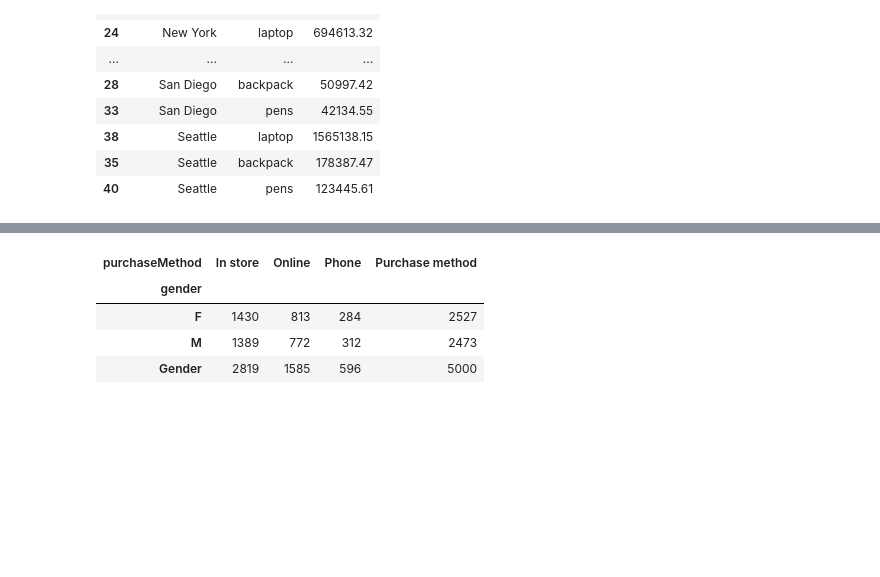
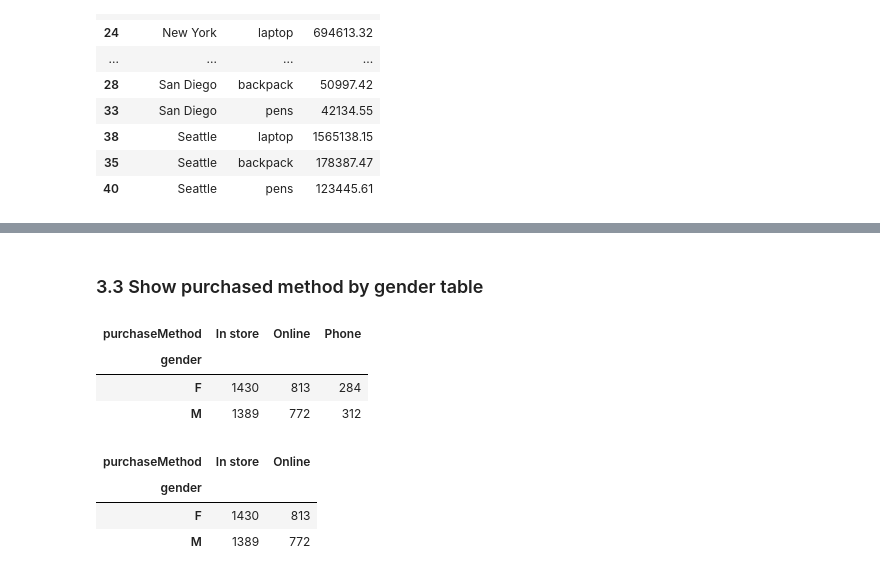
Before and after one commit to sawzwe/bigdata_project3, a Jupyter notebook: project_3.ipynb, the cells around one changed output, grey strips where cells are left out. Cells and saved outputs as stored; diff of their text form; code cells hidden in the pictures; blank space fills up the shorter version.

```diff
--- a/project_3.ipynb
+++ b/project_3.ipynb
@@ -127,0 +195,14 @@ top_3_products_by_location
+# %%
+# Extract the 'satisfaction' attribute from the 'customer' column
+df['satisfaction'] = df['customer'].apply(lambda x: x['satisfaction'])
+
+# Create a DataFrame with 'storeLocation' and 'satisfaction' columns
+location_satisfaction = df[['storeLocation', 'satisfaction']]
+
+# Group the data by "storeLocation" and calculate the average satisfaction
+location_avg_satisfaction = location_satisfaction.groupby('storeLocation')['satisfaction'].mean()
+
+# Rank the locations based on average satisfaction in descending order
+location_ranking = location_avg_satisfaction.sort_values(ascending=False)
+
+location_ranking
@@ -128,24 +241,27 @@ top_3_products_by_location
+# %% [markdown]
+### 3.3 Show purchased method by gender table
 # %%
 # Extract the 'gender' attribute from the 'customer' column
 df['gender'] = df['customer'].apply(lambda x: x['gender'])
 
 # Create a cross-tabulation of purchase method by gender
-purchase_by_gender = pd.crosstab(df['gender'], df['purchaseMethod'], margins=True, margins_name="Total")
-
-# Rename the margins column
-purchase_by_gender.rename(columns={'Total': 'Purchase method'}, inplace=True)
-purchase_by_gender.rename(index={'Total': 'Gender'}, inplace=True)
-
-# Create a cross-tabulation of purchase method by gender
-# purchase_by_gender = pd.crosstab(df['gender'], df['purchaseMethod'])
-
-
+purchase_by_gender = pd.crosstab(df['gender'], df['purchaseMethod'])
 
 # Display the formatted purchase by gender table
 purchase_by_gender
 # %% [output]
-| purchaseMethod | In store | Online | Phone | Purchase method |
-| gender |  |  |  |  |
-| F | 1430 | 813 | 284 | 2527 |
-| M | 1389 | 772 | 312 | 2473 |
-| Gender | 2819 | 1585 | 596 | 5000 |
+| purchaseMethod | In store | Online | Phone |
+| gender |  |  |  |
+| F | 1430 | 813 | 284 |
+| M | 1389 | 772 | 312 |
+# %%
+# Remove 'Phone' column
+purchase_by_gender = purchase_by_gender.drop('Phone', axis=1)
+
+# Display the formatted purchase by gender table
+purchase_by_gender
+# %% [output]
+| purchaseMethod | In store | Online |
+| gender |  |  |
+| F | 1430 | 813 |
+| M | 1389 | 772 |
```
Also changed, not shown: parts of 19 cells of this notebook, 1 other file.
